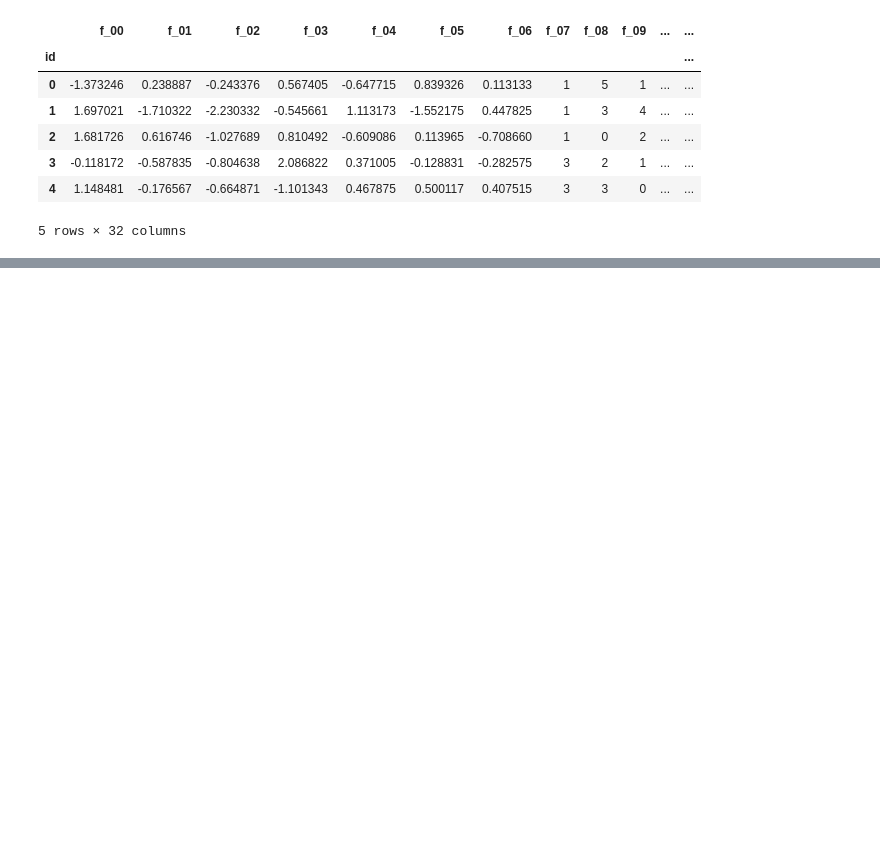
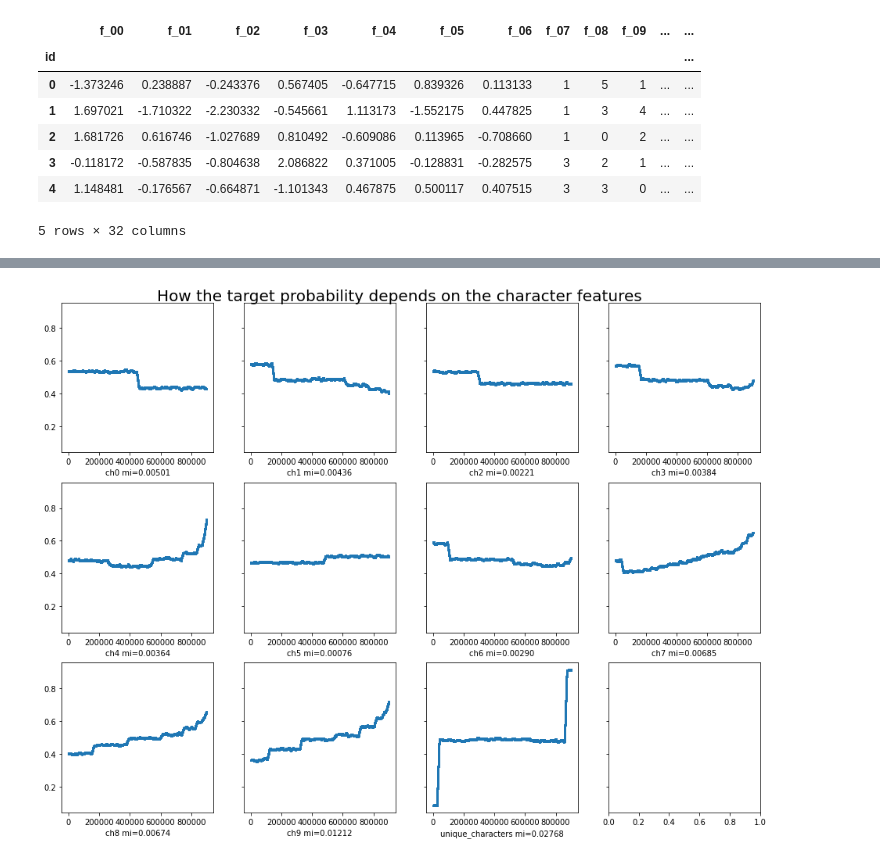
Before and after one commit to Chirag314/Tabular-Data-Series, a Jupyter notebook: TPMay.ipynb, the cells around one changed output, grey strips where cells are left out. Saved outputs shown, nothing was run; the diff lists cells and outputs as text; code cells hidden in the pictures; blank space fills up the shorter version.

```diff
--- a/TPMay.ipynb
+++ b/TPMay.ipynb
@@ -269,0 +348,6 @@ Name: f_27, Length: 69872, dtype: int64
+# %%
+plot_mutual_info_diagram(train,
+                         [f for f in train.columns if f.startswith('ch')] + ['unique_characters'],
+                         title='How the target probability depends on the character features')
+# %% [output]
+[figure, added]
```
Also changed, not shown: parts of 26 cells of this notebook.
